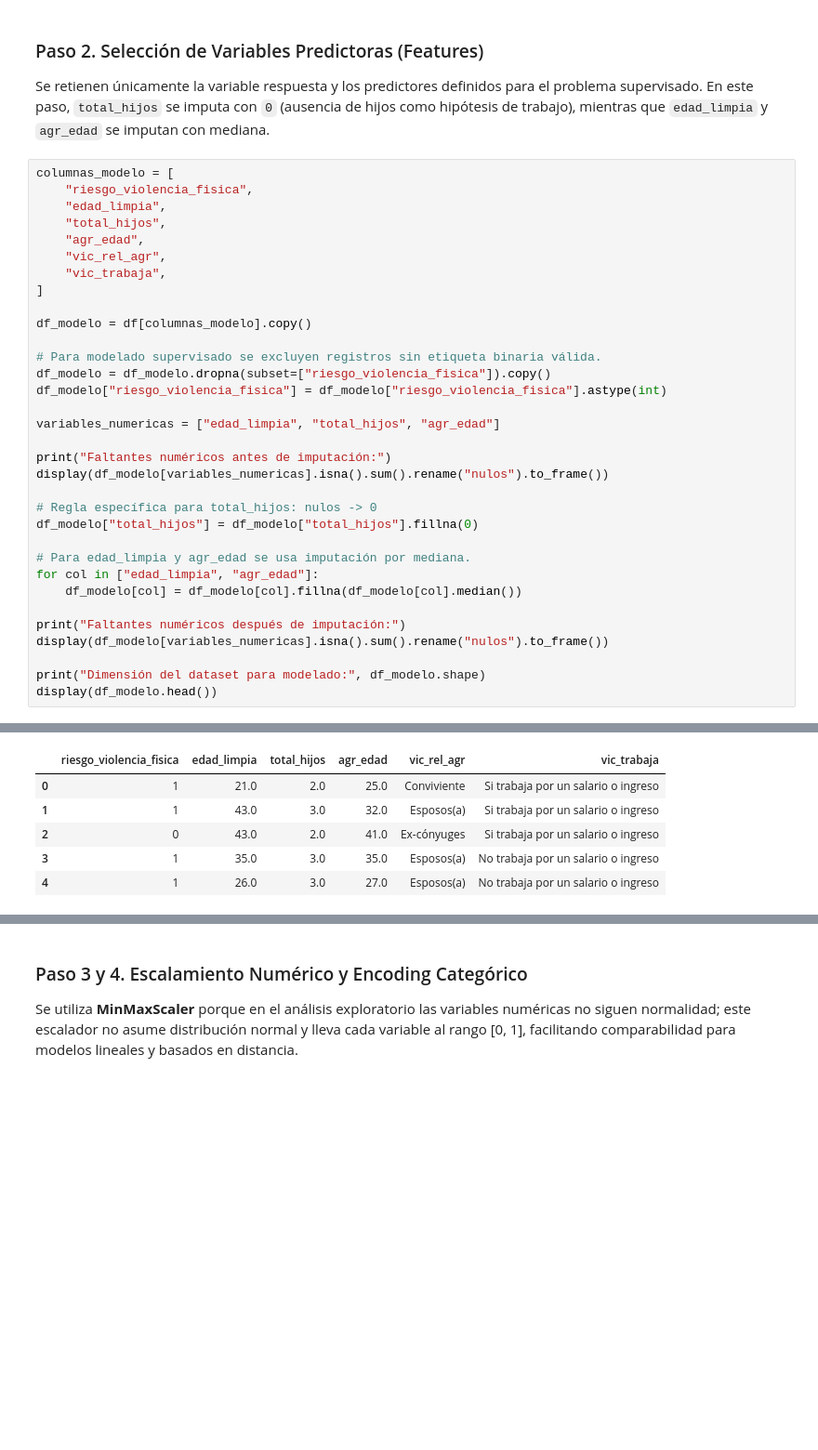
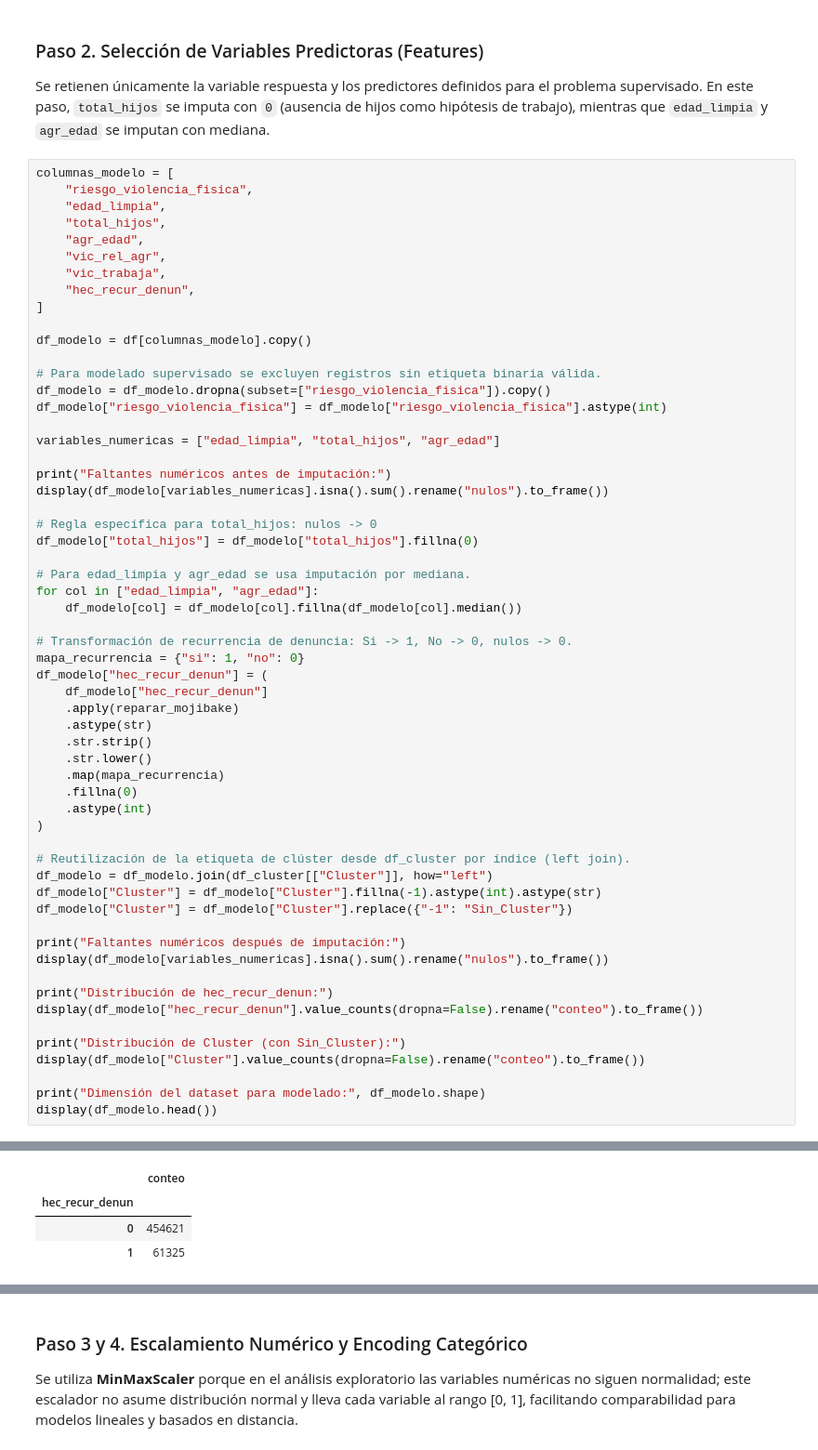
Before and after one commit to MEN-GUE/proyecto_01_mineria_datos, a Jupyter notebook: Cuaderno Jupyter para Analisis/Analisis_Violencia_INE.ipynb, the cells around one changed output, grey strips where cells are left out. Shown at 93% size. Cells and saved outputs as stored; diff of their text form; blank space fills up the shorter version.

```diff
--- a/Cuaderno Jupyter para Analisis/Analisis_Violencia_INE.ipynb
+++ b/Cuaderno Jupyter para Analisis/Analisis_Violencia_INE.ipynb
@@ -451,6 +451,7 @@ columnas_modelo = [
     "agr_edad",
     "vic_rel_agr",
     "vic_trabaja",
+    "hec_recur_denun",
 ]
 
 df_modelo = df[columnas_modelo].copy()
@@ -471,9 +472,33 @@ df_modelo["total_hijos"] = df_modelo["total_hijos"].fillna(0)
 for col in ["edad_limpia", "agr_edad"]:
     df_modelo[col] = df_modelo[col].fillna(df_modelo[col].median())
 
+# Transformación de recurrencia de denuncia: Si -> 1, No -> 0, nulos -> 0.
+mapa_recurrencia = {"si": 1, "no": 0}
+df_modelo["hec_recur_denun"] = (
+    df_modelo["hec_recur_denun"]
+    .apply(reparar_mojibake)
+    .astype(str)
+    .str.strip()
+    .str.lower()
+    .map(mapa_recurrencia)
+    .fillna(0)
+    .astype(int)
+)
+
+# Reutilización de la etiqueta de clúster desde df_cluster por índice (left join).
+df_modelo = df_modelo.join(df_cluster[["Cluster"]], how="left")
+df_modelo["Cluster"] = df_modelo["Cluster"].fillna(-1).astype(int).astype(str)
+df_modelo["Cluster"] = df_modelo["Cluster"].replace({"-1": "Sin_Cluster"})
+
 print("Faltantes numéricos después de imputación:")
 display(df_modelo[variables_numericas].isna().sum().rename("nulos").to_frame())
 
+print("Distribución de hec_recur_denun:")
+display(df_modelo["hec_recur_denun"].value_counts(dropna=False).rename("conteo").to_frame())
+
+print("Distribución de Cluster (con Sin_Cluster):")
+display(df_modelo["Cluster"].value_counts(dropna=False).rename("conteo").to_frame())
+
 print("Dimensión del dataset para modelado:", df_modelo.shape)
 display(df_modelo.head())
 # %% [output]
@@ -491,6 +516,4 @@ Dimensión del dataset para modelado: (515946, 6)
-|  | riesgo_violencia_fisica | edad_limpia | total_hijos | agr_edad | vic_rel_agr | vic_trabaja |
-| 0 | 1 | 21.0 | 2.0 | 25.0 | Conviviente | Si trabaja por un salario o ingreso |
-| 1 | 1 | 43.0 | 3.0 | 32.0 | Esposos(a) | Si trabaja por un salario o ingreso |
-| 2 | 0 | 43.0 | 2.0 | 41.0 | Ex-cónyuges | Si trabaja por un salario o ingreso |
-| 3 | 1 | 35.0 | 3.0 | 35.0 | Esposos(a) | No trabaja por un salario o ingreso |
-| 4 | 1 | 26.0 | 3.0 | 27.0 | Esposos(a) | No trabaja por un salario o ingreso |
+|  | conteo |
+| hec_recur_denun |  |
+| 0 | 454621 |
+| 1 | 61325 |
```
Also changed, not shown: parts of 4 cells of this notebook.
